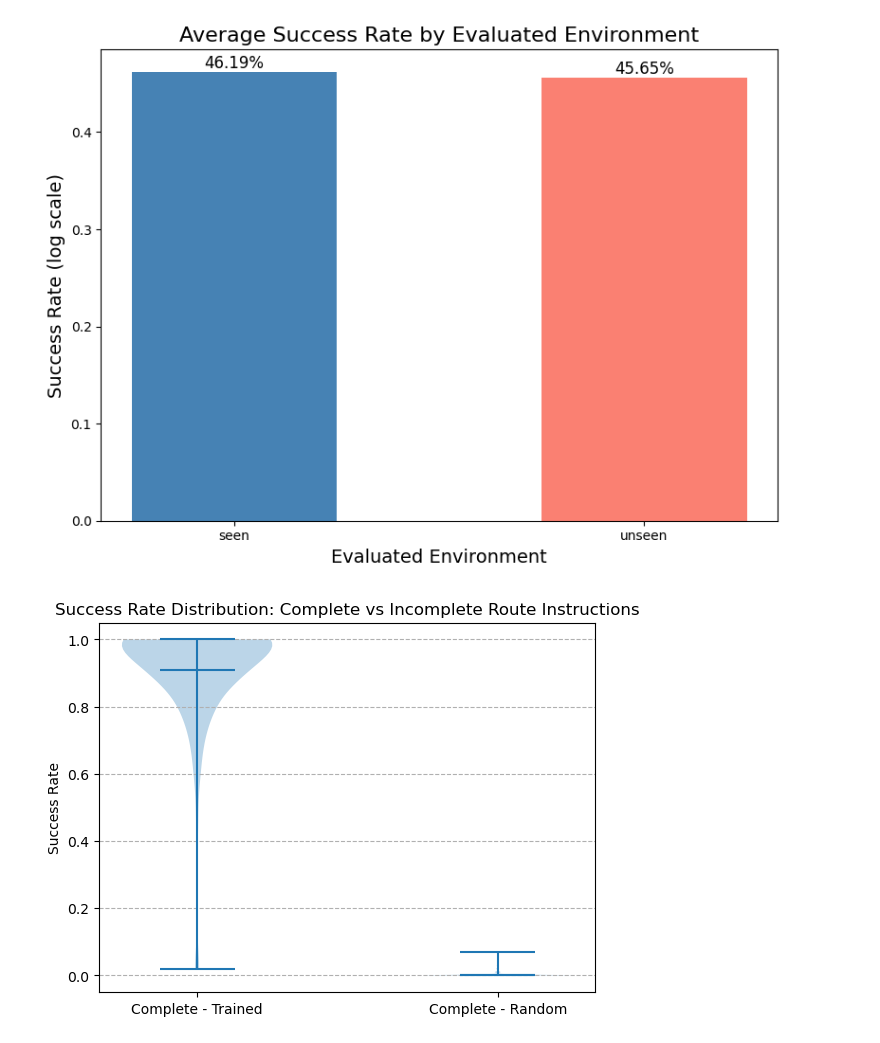
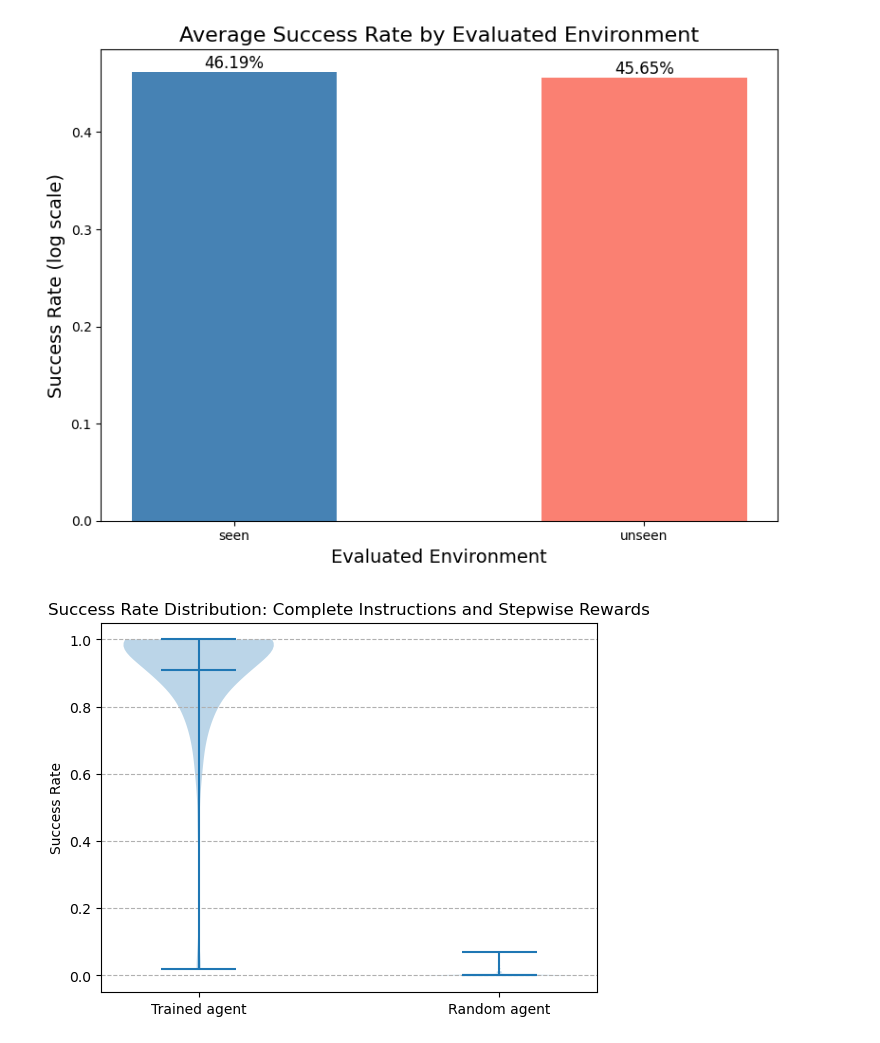
Before and after one commit to rasheibani/RL-validators-, a Jupyter notebook: RL_chart.ipynb, the cells around one changed output. Cells and saved outputs as stored; diff of their text form; code cells hidden in the pictures.

Commit message:
improved charting

```diff
--- a/RL_chart.ipynb
+++ b/RL_chart.ipynb
@@ -196,22 +196,23 @@ plt.show()
 # %%
 import matplotlib.pyplot as plt
 import pandas as pd
 df = pd.read_csv('data/curriculum_evaluation_results.csv')
 # Creating subsets for complete and incomplete instructions for both trained and random agents
 complete_trained_success = df[df['instruction_type'] == 'complete']['average_success_rate']
 # filter again fir (for only step_cost reward type)
 complete_trained_success = df[(df['instruction_type'] == 'complete') & (df['reward_type'] == 'step_cost')]['average_success_rate']
 
 complete_random_success = df[df['instruction_type'] == 'complete']['random_agent_average_success_rate']
 
 # Plotting the violin plot
 plt.violinplot([complete_trained_success, complete_random_success], showmeans=True)
-plt.xticks([1, 2], ['Complete - Trained', 'Complete - Random'])
+plt.xticks([1, 2], ['Trained agent', 'Random agent'])
 plt.ylabel('Success Rate')
-plt.title('Success Rate Distribution: Complete vs Incomplete Route Instructions')
+plt.title('Success Rate Distribution: Complete Instructions and Stepwise Rewards')
 plt.grid(axis='y', linestyle='--')
 
 # Displaying the plot
+plt.savefig('success_rate_distribution.jpg', dpi=300)
 plt.show()
 # %% [output]
-[figure, old version]
+[figure, new version]
```
Also changed, not shown: parts of 1 cell of this notebook.
